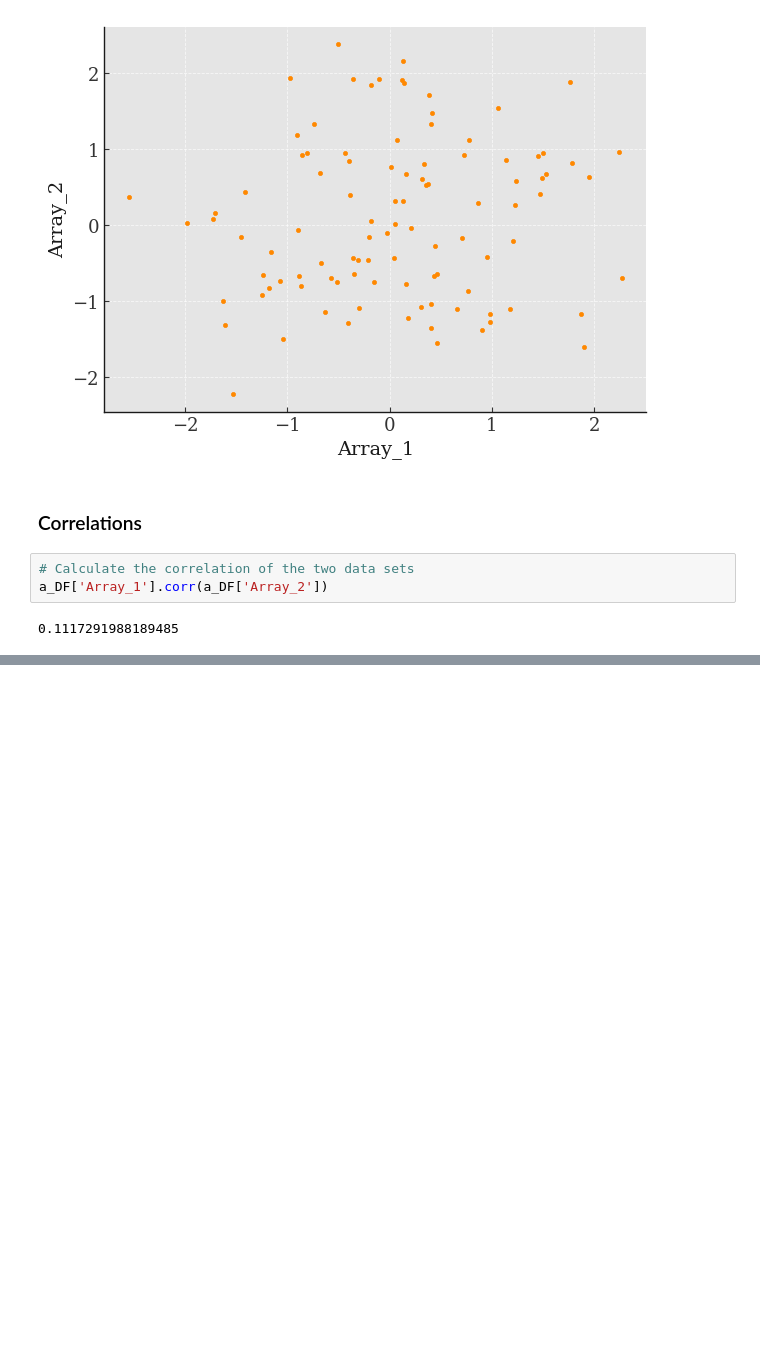
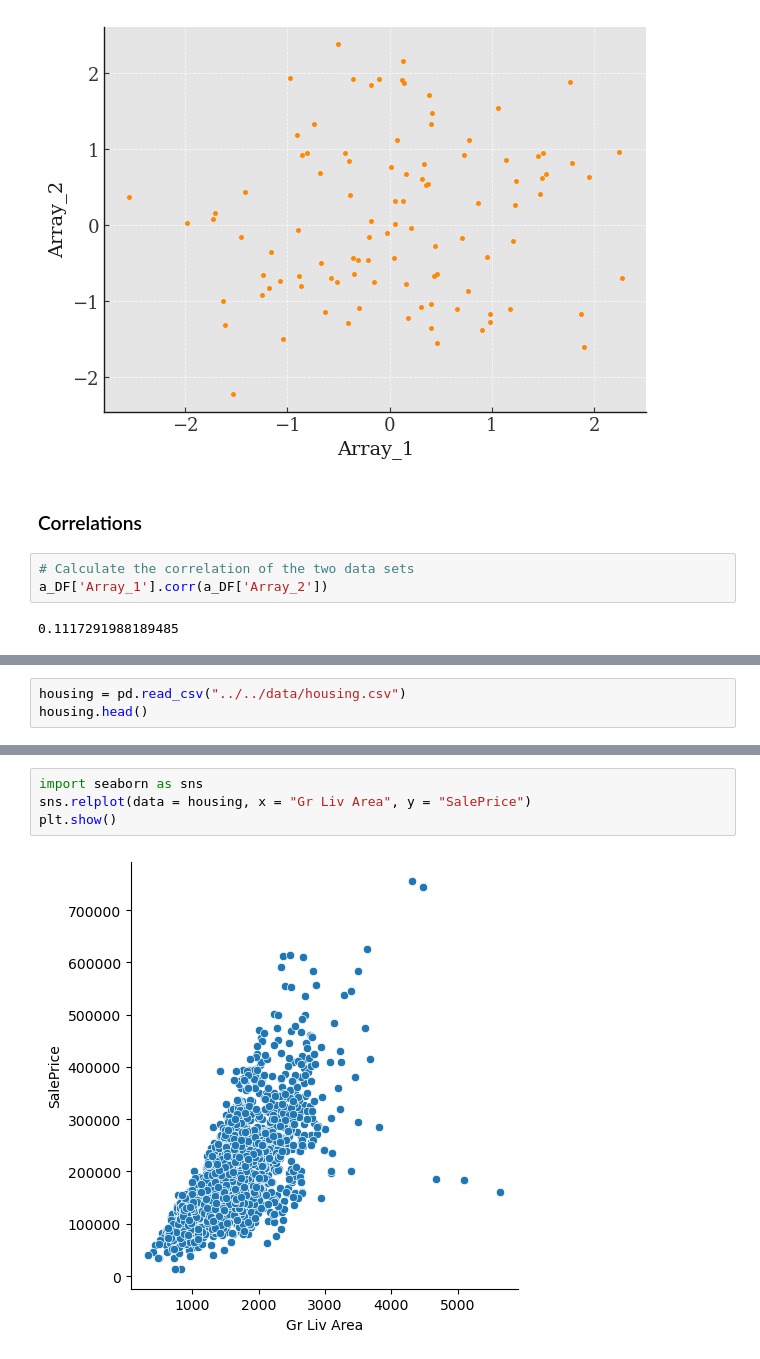
Before and after one commit to awault/StrictlySpeaking, a Jupyter notebook: docs/Blog/chart_spx.ipynb, the cells around one changed output, grey strips where cells are left out. Drawn from its saved outputs; the diff is of its cells as text; blank space fills up the shorter version.

Commit message:
update relational plot examples

```diff
--- a/docs/Blog/chart_spx.ipynb
+++ b/docs/Blog/chart_spx.ipynb
@@ -176,0 +179,3 @@ a_DF['Array_1'].corr(a_DF['Array_2'])
+# %%
+housing = pd.read_csv("../../data/housing.csv")
+housing.head()
@@ -176,0 +190,6 @@ a_DF['Array_1'].corr(a_DF['Array_2'])
+# %%
+import seaborn as sns
+sns.relplot(data = housing, x = "Gr Liv Area", y = "SalePrice")
+plt.show()
+# %% [output]
+[figure, added]
```
Also changed, not shown: parts of 5 cells of this notebook.
